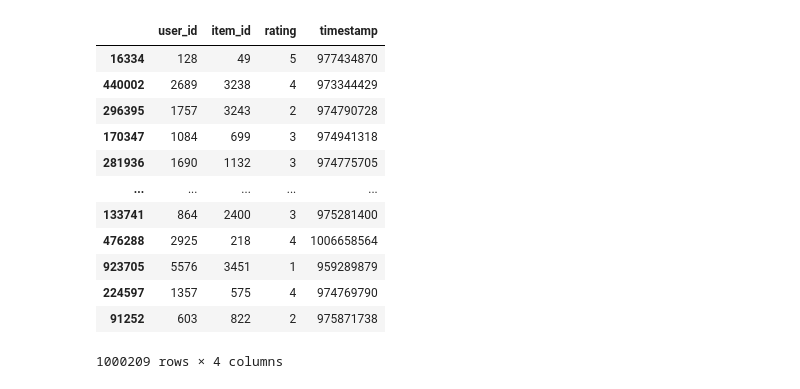
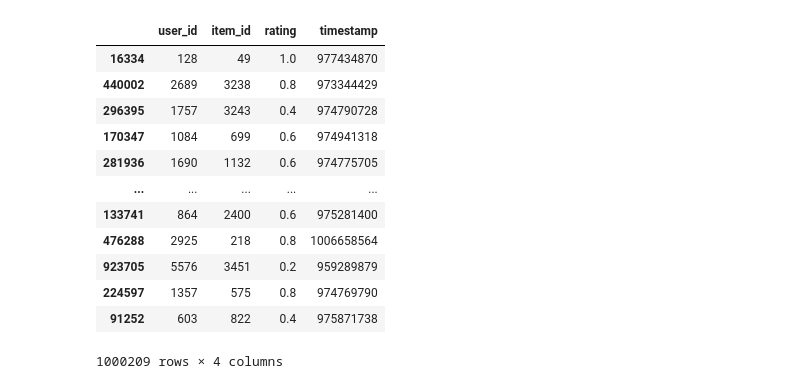
Before and after one commit to vldpro/SynEvaRec, a Jupyter notebook: notebooks/movielens/find_best_chunks.ipynb, the cells around one changed output. Saved outputs shown, nothing was run; the diff lists cells and outputs as text; code cells hidden in the pictures.

```diff
--- a/notebooks/movielens/find_best_chunks.ipynb
+++ b/notebooks/movielens/find_best_chunks.ipynb
@@ -13,21 +13,21 @@ npr.seed(SEED)
 # %%
 rating_df = pd.read_csv("data/rating.csv")
 rating_df = rating_df.sample(frac=REAL_DATASET_SAMPLE_SIZE)
-rating_df["rating"] = (rating_df["rating"] * 5).astype("int")
+rating_df["rating"] = rating_df["rating"]
 rating_df
 # %% [output]
 |  | user_id | item_id | rating | timestamp |
-| 16334 | 128 | 49 | 5 | 977434870 |
-| 440002 | 2689 | 3238 | 4 | 973344429 |
-| 296395 | 1757 | 3243 | 2 | 974790728 |
-| 170347 | 1084 | 699 | 3 | 974941318 |
-| 281936 | 1690 | 1132 | 3 | 974775705 |
+| 16334 | 128 | 49 | 1.0 | 977434870 |
+| 440002 | 2689 | 3238 | 0.8 | 973344429 |
+| 296395 | 1757 | 3243 | 0.4 | 974790728 |
+| 170347 | 1084 | 699 | 0.6 | 974941318 |
+| 281936 | 1690 | 1132 | 0.6 | 974775705 |
 | ... | ... | ... | ... | ... |
-| 133741 | 864 | 2400 | 3 | 975281400 |
-| 476288 | 2925 | 218 | 4 | 1006658564 |
-| 923705 | 5576 | 3451 | 1 | 959289879 |
-| 224597 | 1357 | 575 | 4 | 974769790 |
-| 91252 | 603 | 822 | 2 | 975871738 |
+| 133741 | 864 | 2400 | 0.6 | 975281400 |
+| 476288 | 2925 | 218 | 0.8 | 1006658564 |
+| 923705 | 5576 | 3451 | 0.2 | 959289879 |
+| 224597 | 1357 | 575 | 0.8 | 974769790 |
+| 91252 | 603 | 822 | 0.4 | 975871738 |
 1000209 rows × 4 columns
 # %%
 def evaluate(df):
```
Also changed, not shown: parts of 7 cells of this notebook, 6 other files.
